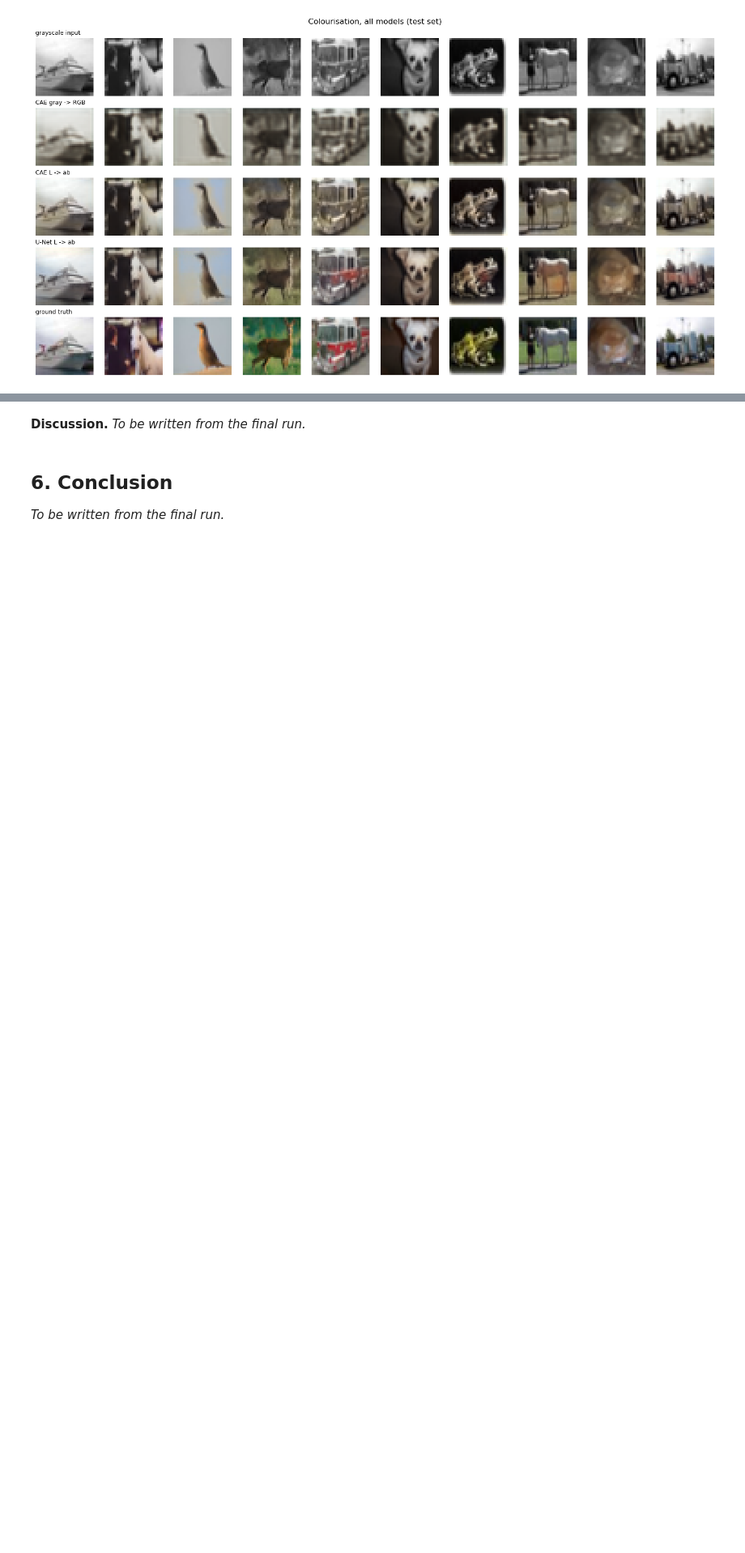
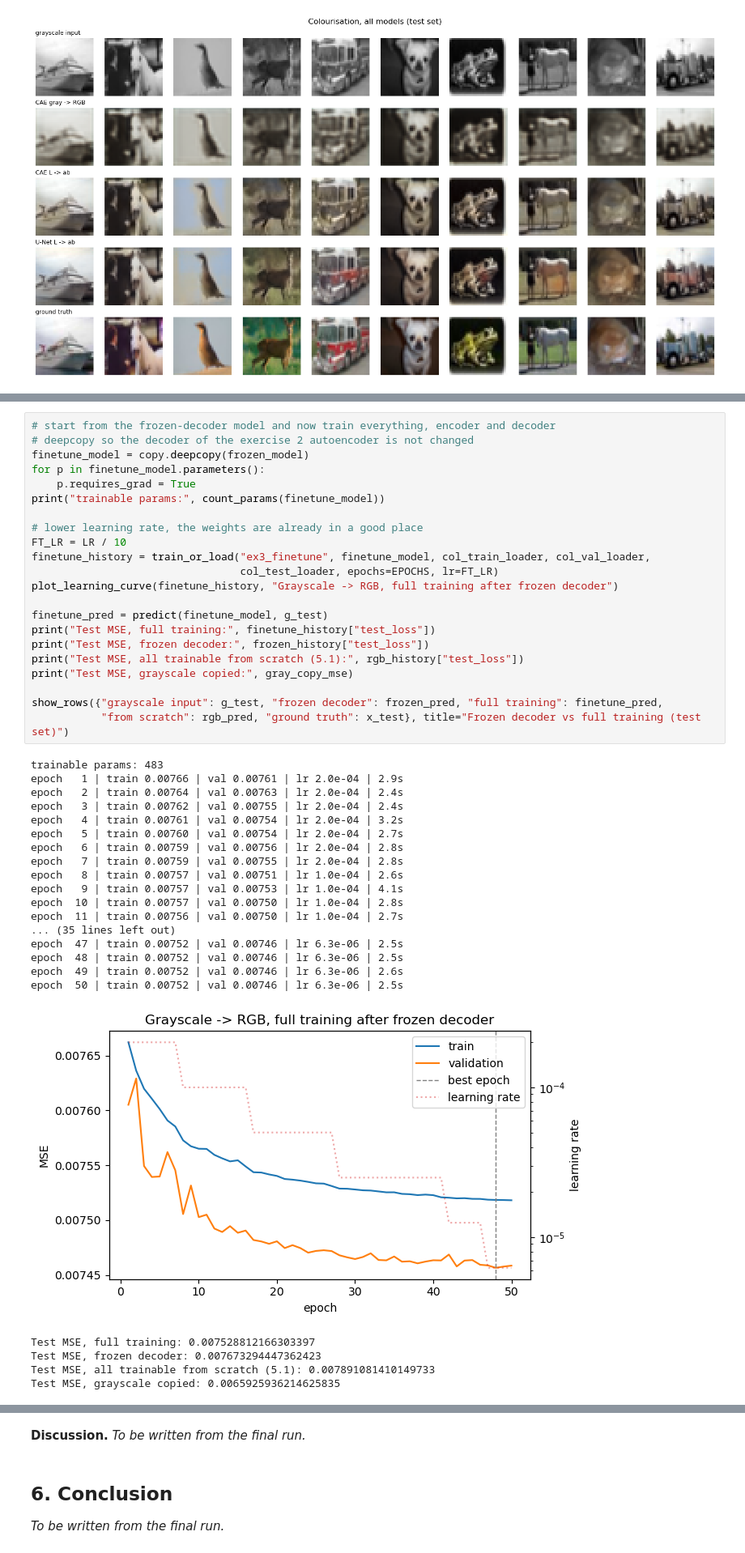
Before and after one commit to flingzi-maximax/assignment-2, a Jupyter notebook: assignment 2.ipynb, the cells around one changed output, grey strips where cells are left out. Shown at 81% size. Saved outputs shown, nothing was run; the diff lists cells and outputs as text; blank space fills up the shorter version.

```diff
--- a/assignment 2.ipynb
+++ b/assignment 2.ipynb
@@ -857,0 +913,45 @@ mean chroma of the real test images: 14.55
+# %%
+# start from the frozen-decoder model and now train everything, encoder and decoder
+# deepcopy so the decoder of the exercise 2 autoencoder is not changed
+finetune_model = copy.deepcopy(frozen_model)
+for p in finetune_model.parameters():
+    p.requires_grad = True
+print("trainable params:", count_params(finetune_model))
+
+# lower learning rate, the weights are already in a good place
+FT_LR = LR / 10
+finetune_history = train_or_load("ex3_finetune", finetune_model, col_train_loader, col_val_loader,
+                                 col_test_loader, epochs=EPOCHS, lr=FT_LR)
+plot_learning_curve(finetune_history, "Grayscale -> RGB, full training after frozen decoder")
+
+finetune_pred = predict(finetune_model, g_test)
+print("Test MSE, full training:", finetune_history["test_loss"])
+print("Test MSE, frozen decoder:", frozen_history["test_loss"])
+print("Test MSE, all trainable from scratch (5.1):", rgb_history["test_loss"])
+print("Test MSE, grayscale copied:", gray_copy_mse)
+
+show_rows({"grayscale input": g_test, "frozen decoder": frozen_pred, "full training": finetune_pred,
+           "from scratch": rgb_pred, "ground truth": x_test}, title="Frozen decoder vs full training (test set)")
+# %% [output]
+trainable params: 483
+epoch   1 | train 0.00766 | val 0.00761 | lr 2.0e-04 | 2.9s
+epoch   2 | train 0.00764 | val 0.00763 | lr 2.0e-04 | 2.4s
+epoch   3 | train 0.00762 | val 0.00755 | lr 2.0e-04 | 2.4s
+epoch   4 | train 0.00761 | val 0.00754 | lr 2.0e-04 | 3.2s
+epoch   5 | train 0.00760 | val 0.00754 | lr 2.0e-04 | 2.7s
+epoch   6 | train 0.00759 | val 0.00756 | lr 2.0e-04 | 2.8s
+epoch   7 | train 0.00759 | val 0.00755 | lr 2.0e-04 | 2.8s
+epoch   8 | train 0.00757 | val 0.00751 | lr 1.0e-04 | 2.6s
+epoch   9 | train 0.00757 | val 0.00753 | lr 1.0e-04 | 4.1s
+epoch  10 | train 0.00757 | val 0.00750 | lr 1.0e-04 | 2.8s
+epoch  11 | train 0.00756 | val 0.00750 | lr 1.0e-04 | 2.7s
+... (35 lines left out)
+epoch  47 | train 0.00752 | val 0.00746 | lr 6.3e-06 | 2.5s
+epoch  48 | train 0.00752 | val 0.00746 | lr 6.3e-06 | 2.5s
+epoch  49 | train 0.00752 | val 0.00746 | lr 6.3e-06 | 2.6s
+epoch  50 | train 0.00752 | val 0.00746 | lr 6.3e-06 | 2.5s
+[figure, added]
+Test MSE, full training: 0.007528812166303397
+Test MSE, frozen decoder: 0.007673294447362423
+Test MSE, all trainable from scratch (5.1): 0.007891081410149733
+Test MSE, grayscale copied: 0.0065925936214625835
```
Also changed, not shown: parts of 9 cells of this notebook, 18 other files.
